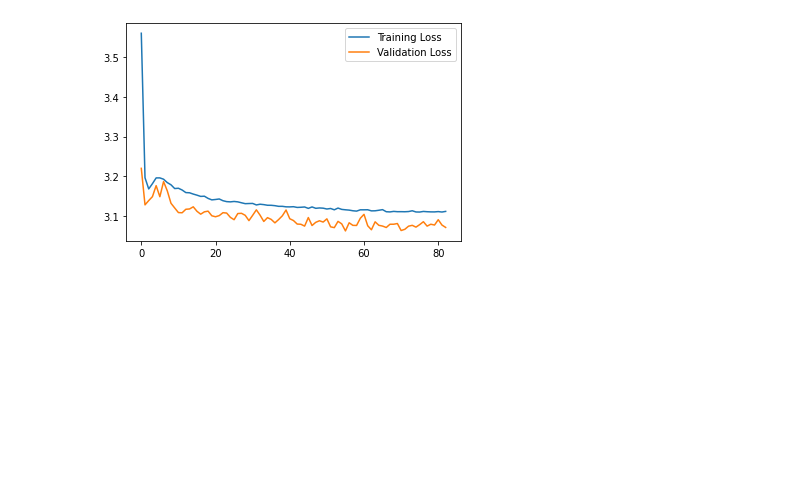
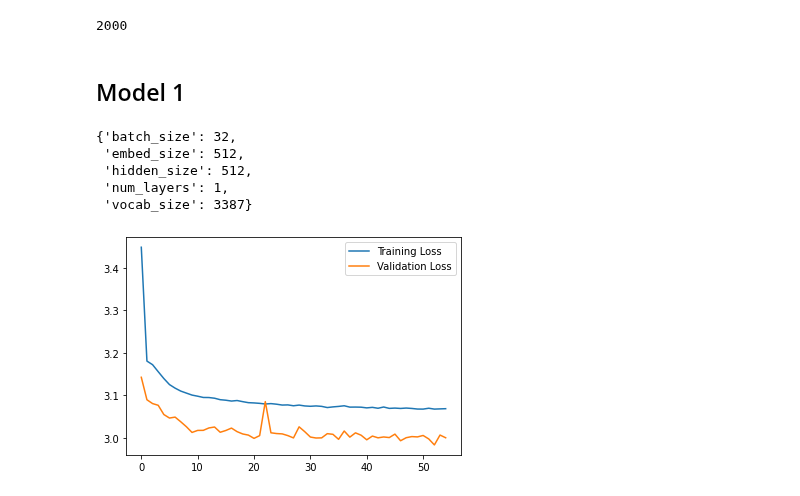
Before and after one commit to Khaliladib11/INM706-image-captioning, a Jupyter notebook: code/eval.ipynb, the cells around one changed output. Cells and saved outputs as stored; diff of their text form; code cells hidden in the pictures; blank space fills up the shorter version.

```diff
--- a/code/eval.ipynb
+++ b/code/eval.ipynb
@@ -31,20 +32,42 @@ test_loader_params = {
 }
 
 test_loader, test_dataset = get_loader(**test_loader_params)
+# %%
+len(test_loader)
+# %% [output]
+2000
 # %%
 device = torch.device("cuda" if torch.cuda.is_available() else "cpu")
+# %% [markdown]
+## Model 1
+# %%
+param_1 = load_params('../model/model_v2/model_v2_0_param.json')
+# %%
+param_1
+# %% [output]
+{'batch_size': 32,
+ 'embed_size': 512,
+ 'hidden_size': 512,
+ 'num_layers': 1,
+ 'vocab_size': 3387}
 # %%
 # for data loader
 BATCH_SIZE = 1
-CAPS_PER_IMAGE = 5 # how many captions for each image to include in data set
 
 # for encoder and decoder
-EMBED_SIZE = 512 # dimension of vocab embedding vector
-HIDDEN_SIZE = 512
-NUM_LAYERS = 1 #hidden layers in LTSM
-vocab_size = len(test_dataset.vocab.idx2word)
+EMBED_SIZE = param_1['embed_size'] # dimension of vocab embedding vector
+HIDDEN_SIZE = param_1['hidden_size']
+NUM_LAYERS = param_1['num_layers'] #hidden layers in LTSM
+vocab_size = param_1['vocab_size']
 
-# training parameters
 TOTAL_EPOCH = 15
-CHECKPOINT = '../model/model_v0/model_v0_0.pth'
-PRINT_EVERY = 300 # run print_every batches and then
+CHECKPOINT = '../model/model_v2/model_v2_0.pth'
+
+encoder = Encoder(embed_size=EMBED_SIZE, pretrained=True)
+decoder = Decoder(embed_size=EMBED_SIZE, hidden_size=HIDDEN_SIZE, vocab_size=vocab_size, num_layers=NUM_LAYERS)
+
+epoch, encoder, decoder, training_loss, validation_loss = load_model(encoder, decoder, CHECKPOINT)
+
+plot_loss(training_loss, validation_loss)
+# %% [output]
+[figure, added]
@@ -56,4 +73,0 @@ epoch, encoder, decoder, training_loss, validation_loss = load_model(encoder, de
-# %%
-plot_loss(training_loss, validation_loss)
-# %% [output]
-[figure, removed]
```
Also changed, not shown: parts of 15 cells of this notebook, 3 other files.
